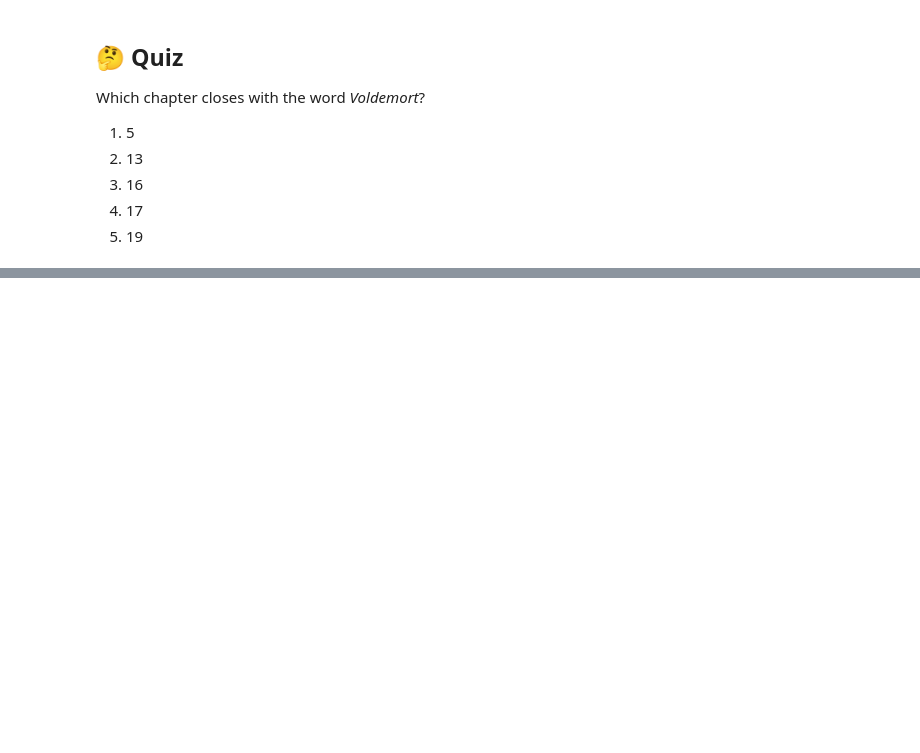
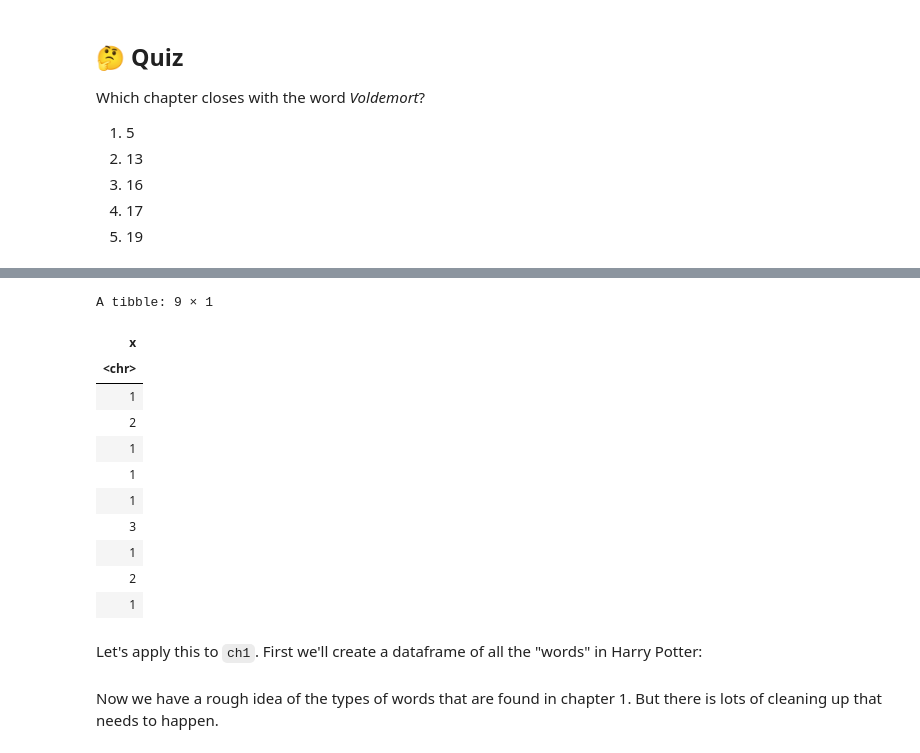
Before and after one commit to stats306/w23, a Jupyter notebook: lectures/week9/lecture12.ipynb, the cells around one changed output, grey strips where cells are left out. Saved outputs shown, nothing was run; the diff lists cells and outputs as text; code cells hidden in the pictures; blank space fills up the shorter version.

```diff
--- a/lectures/week9/lecture12.ipynb
+++ b/lectures/week9/lecture12.ipynb
@@ -286,0 +303,18 @@ Which chapter closes with the word _Voldemort_?
+# %%
+df2 <- tibble(x = c("1211", "131", "21"))
+# separate df2 longer by position
+# %% [output]
+A tibble: 9 × 1
+| x |
+| <chr> |
+| 1 |
+| 2 |
+| 1 |
+| 1 |
+| 1 |
+| 3 |
+| 1 |
+| 2 |
+| 1 |
+# %% [markdown]
+Let's apply this to `ch1`. First we'll create a dataframe of all the "words" in Harry Potter:
@@ -286,0 +323,2 @@ Which chapter closes with the word _Voldemort_?
+# %% [markdown]
+Now we have a rough idea of the types of words that are found in chapter 1. But there is lots of cleaning up that needs to happen.
```
Also changed, not shown: parts of 8 cells of this notebook.
